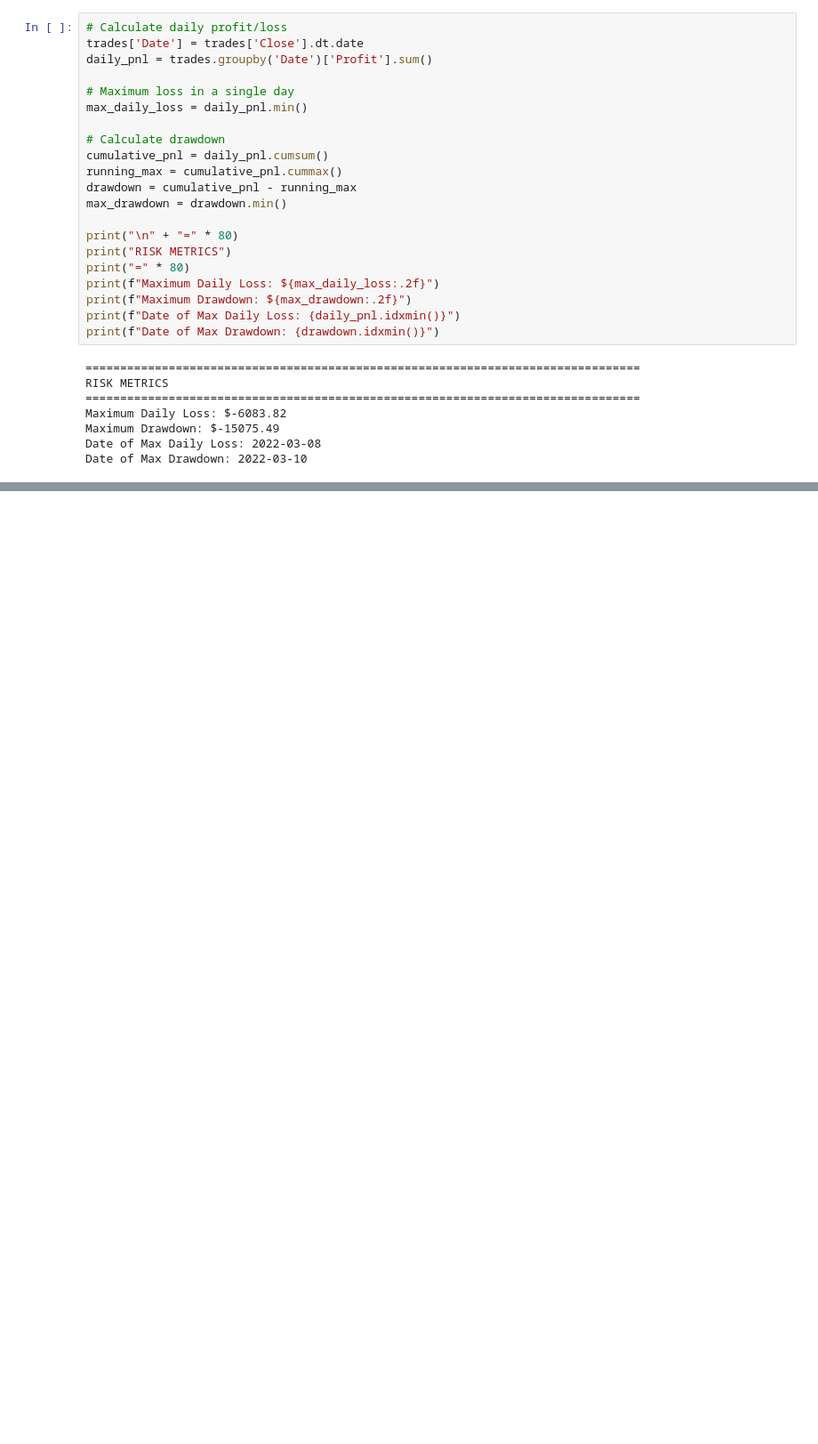
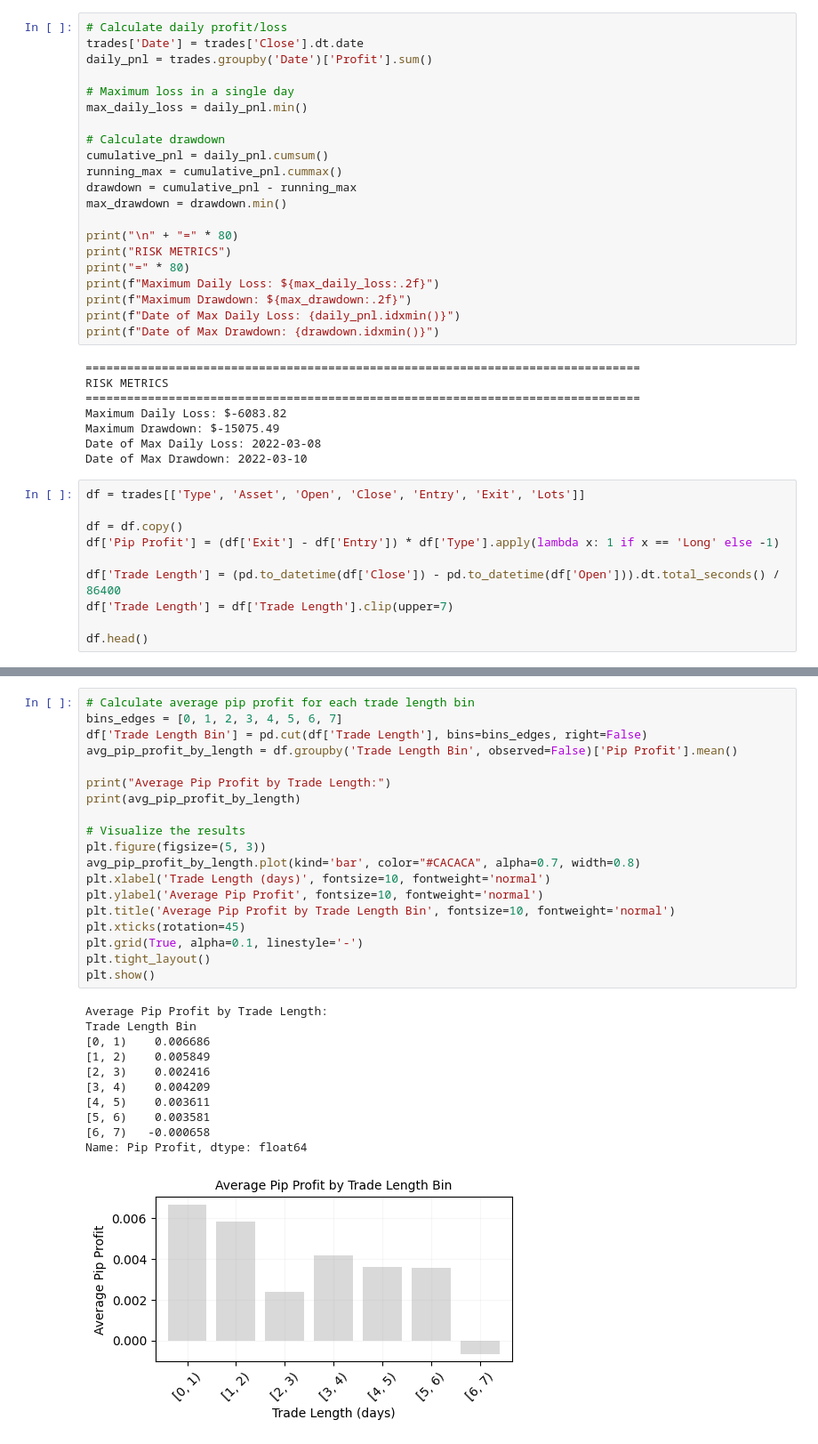
Before and after one commit to BlazOrsos/quant-journey, a Jupyter notebook: research/ftmo/ftmo_trades_backtest_analysis.ipynb, the cells around one changed output, grey strips where cells are left out. Shown at 89% size. Saved outputs shown, nothing was run; the diff lists cells and outputs as text; blank space fills up the shorter version.

```diff
--- a/research/ftmo/ftmo_trades_backtest_analysis.ipynb
+++ b/research/ftmo/ftmo_trades_backtest_analysis.ipynb
@@ -108,3 +108,13 @@ Maximum Daily Loss: $-6083.82
 Maximum Drawdown: $-15075.49
 Date of Max Daily Loss: 2022-03-08
 Date of Max Drawdown: 2022-03-10
+# %%
+df = trades[['Type', 'Asset', 'Open', 'Close', 'Entry', 'Exit', 'Lots']]
+
+df = df.copy()
+df['Pip Profit'] = (df['Exit'] - df['Entry']) * df['Type'].apply(lambda x: 1 if x == 'Long' else -1)
+
+df['Trade Length'] = (pd.to_datetime(df['Close']) - pd.to_datetime(df['Open'])).dt.total_seconds() / 86400
+df['Trade Length'] = df['Trade Length'].clip(upper=7)
+
+df.head()
@@ -110,0 +128,31 @@ Date of Max Drawdown: 2022-03-10
+# %%
+# Calculate average pip profit for each trade length bin
+bins_edges = [0, 1, 2, 3, 4, 5, 6, 7]
+df['Trade Length Bin'] = pd.cut(df['Trade Length'], bins=bins_edges, right=False)
+avg_pip_profit_by_length = df.groupby('Trade Length Bin', observed=False)['Pip Profit'].mean()
+
+print("Average Pip Profit by Trade Length:")
+print(avg_pip_profit_by_length)
+
+# Visualize the results
+plt.figure(figsize=(5, 3))
+avg_pip_profit_by_length.plot(kind='bar', color="#CACACA", alpha=0.7, width=0.8)
+plt.xlabel('Trade Length (days)', fontsize=10, fontweight='normal')
+plt.ylabel('Average Pip Profit', fontsize=10, fontweight='normal')
+plt.title('Average Pip Profit by Trade Length Bin', fontsize=10, fontweight='normal')
+plt.xticks(rotation=45)
+plt.grid(True, alpha=0.1, linestyle='-')
+plt.tight_layout()
+plt.show()
+# %% [output]
+Average Pip Profit by Trade Length:
+Trade Length Bin
+[0, 1)    0.006686
+[1, 2)    0.005849
+[2, 3)    0.002416
+[3, 4)    0.004209
+[4, 5)    0.003611
+[5, 6)    0.003581
+[6, 7)   -0.000658
+Name: Pip Profit, dtype: float64
+[figure, added]
```
Also changed, not shown: parts of 2 cells of this notebook.
